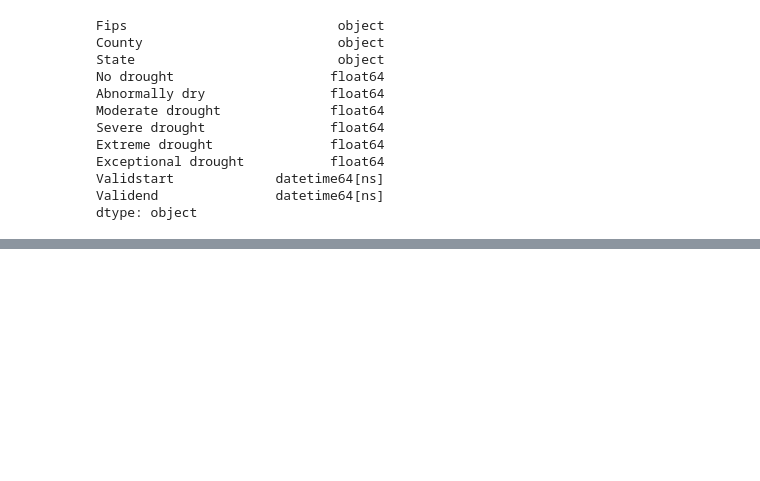
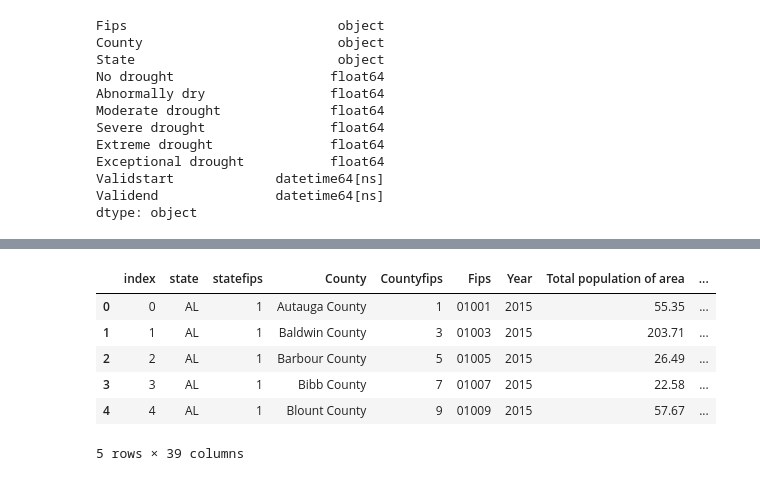
Before and after one commit to gwroth89/water-use-analysis, a Jupyter notebook: Water and Drought County Clean Data.ipynb, the cells around one changed output, grey strips where cells are left out. Drawn from its saved outputs; the diff is of its cells as text; code cells hidden in the pictures; blank space fills up the shorter version.

```diff
--- a/Water and Drought County Clean Data.ipynb
+++ b/Water and Drought County Clean Data.ipynb
@@ -383,0 +405,10 @@ water_county_renamed_col.to_csv('database/waterdata.csv', index=False)
+# %%
+pd.read_sql_query('select * from water', con=engine).head()
+# %% [output]
+|  | index | state | statefips | County | Countyfips | Fips | Year | Total population of area | ... |
+| 0 | 0 | AL | 1 | Autauga County | 1 | 01001 | 2015 | 55.35 | ... |
+| 1 | 1 | AL | 1 | Baldwin County | 3 | 01003 | 2015 | 203.71 | ... |
+| 2 | 2 | AL | 1 | Barbour County | 5 | 01005 | 2015 | 26.49 | ... |
+| 3 | 3 | AL | 1 | Bibb County | 7 | 01007 | 2015 | 22.58 | ... |
+| 4 | 4 | AL | 1 | Blount County | 9 | 01009 | 2015 | 57.67 | ... |
+5 rows × 39 columns
```
Also changed, not shown: parts of 5 cells of this notebook, 1 other file.
